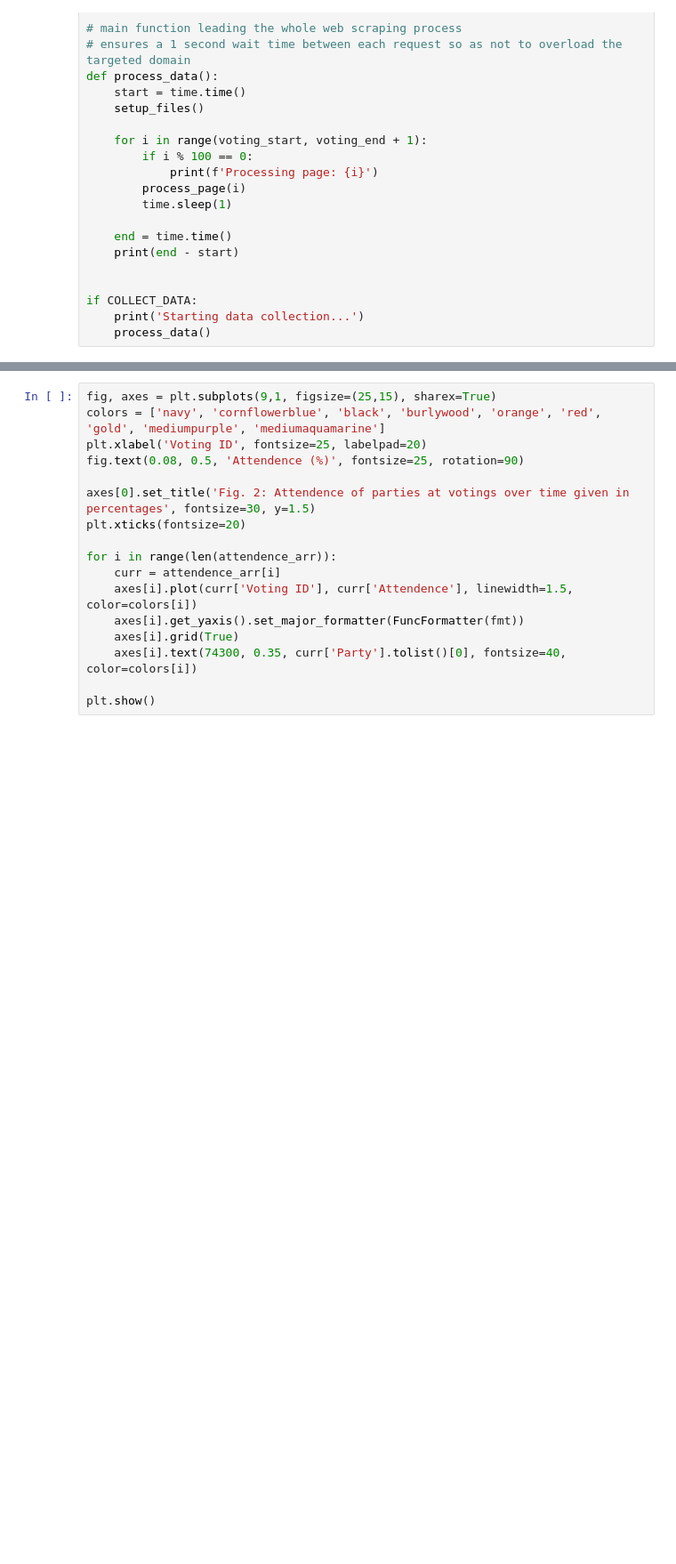
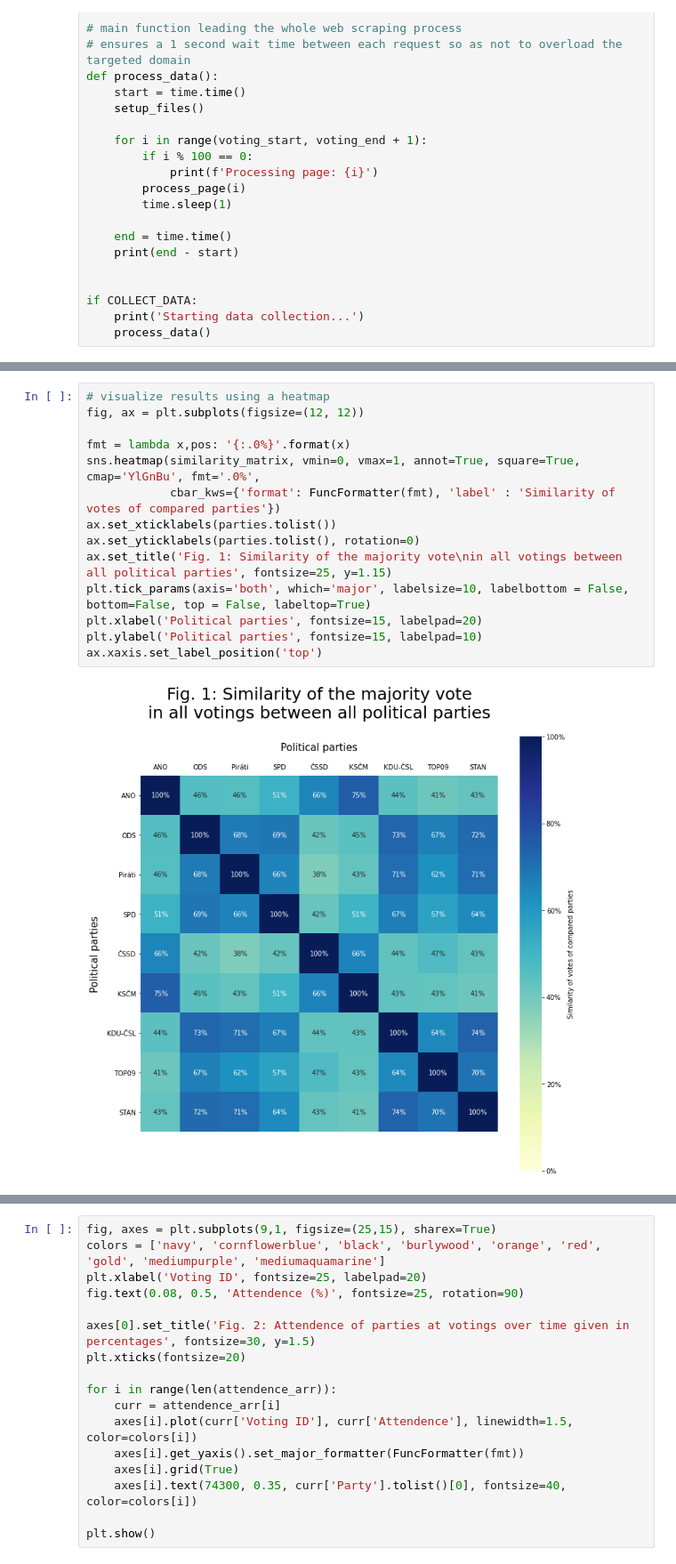
Before and after one commit to chododom/BI-VZD, a Jupyter notebook: 01/homework_01_B201.ipynb, the cells around one changed output, grey strips where cells are left out. Shown at 89% size. Drawn from its saved outputs; the diff is of its cells as text; blank space fills up the shorter version.

```diff
--- a/01/homework_01_B201.ipynb
+++ b/01/homework_01_B201.ipynb
@@ -298,0 +301,16 @@ Processing data...
+# %%
+# visualize results using a heatmap
+fig, ax = plt.subplots(figsize=(12, 12))
+
+fmt = lambda x,pos: '{:.0%}'.format(x)
+sns.heatmap(similarity_matrix, vmin=0, vmax=1, annot=True, square=True, cmap='YlGnBu', fmt='.0%',
+            cbar_kws={'format': FuncFormatter(fmt), 'label' : 'Similarity of votes of compared parties'})
+ax.set_xticklabels(parties.tolist())
+ax.set_yticklabels(parties.tolist(), rotation=0)
+ax.set_title('Fig. 1: Similarity of the majority vote\nin all votings between all political parties', fontsize=25, y=1.15)
+plt.tick_params(axis='both', which='major', labelsize=10, labelbottom = False, bottom=False, top = False, labeltop=True)
+plt.xlabel('Political parties', fontsize=15, labelpad=20)
+plt.ylabel('Political parties', fontsize=15, labelpad=10)
+ax.xaxis.set_label_position('top')
+# %% [output]
+[figure, added]
```
Also changed, not shown: parts of 39 cells of this notebook, 1 other file.
